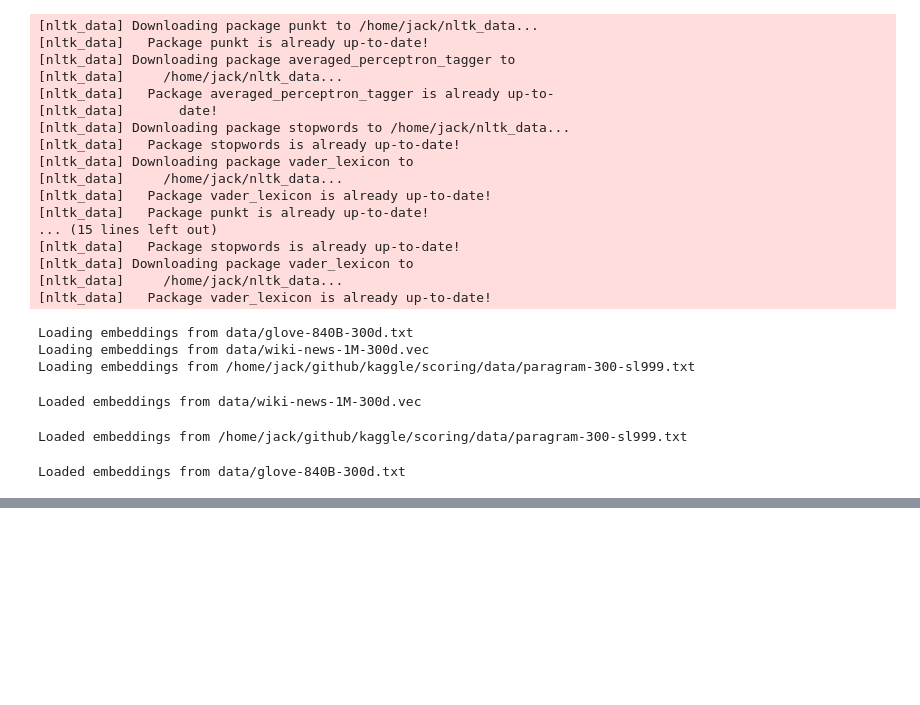
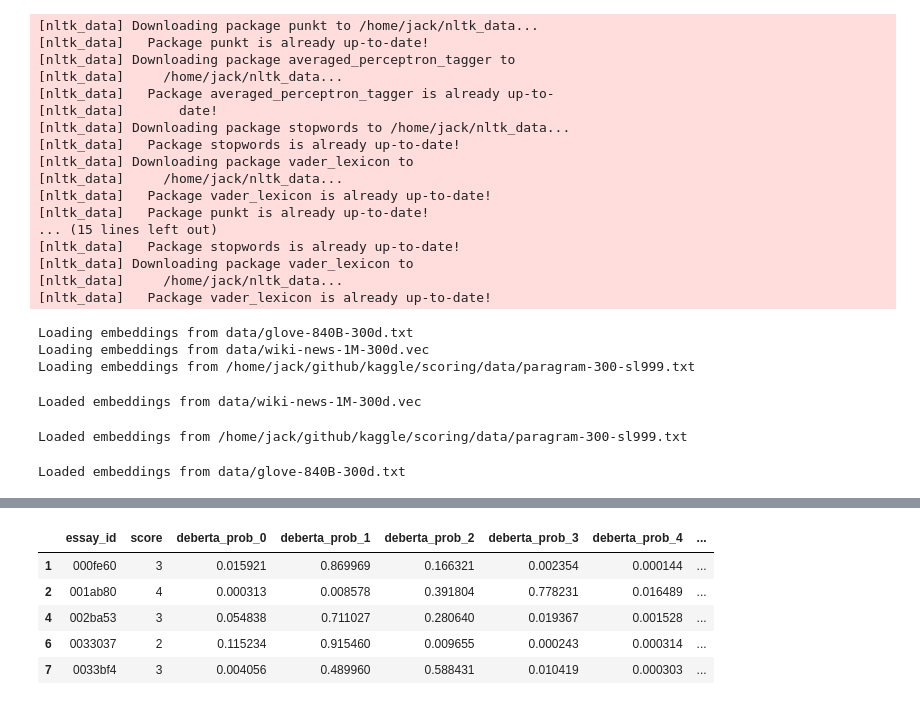
Before and after one commit to JD-DS/Learning-Agency-Lab---Automated-Essay-Scoring-2.0, a Jupyter notebook: sklearn-model.ipynb, the cells around one changed output, grey strips where cells are left out. Cells and saved outputs as stored; diff of their text form; code cells hidden in the pictures; blank space fills up the shorter version.

```diff
--- a/sklearn-model.ipynb
+++ b/sklearn-model.ipynb
@@ -265,3 +314,6 @@ feature_cols = []
 for col in train_df.columns:
     if (col != 'essay_id') and (col != 'score'):
         feature_cols.append(col)
+# %%
+pd.set_option('display.max_columns', None)
+feature_cols
@@ -317,6 +396,13 @@ else:
 # %%
-train_df = pca_dataframe(train_df)
-val_df = pca_dataframe(val_df)
+# train_df = pca_dataframe(train_df)
+# val_df = pca_dataframe(val_df)
 # %%
-train_df
+train_df.head()
+# %% [output]
+|  | essay_id | score | deberta_prob_0 | deberta_prob_1 | deberta_prob_2 | deberta_prob_3 | deberta_prob_4 | ... |
+| 1 | 000fe60 | 3 | 0.015921 | 0.869969 | 0.166321 | 0.002354 | 0.000144 | ... |
+| 2 | 001ab80 | 4 | 0.000313 | 0.008578 | 0.391804 | 0.778231 | 0.016489 | ... |
+| 4 | 002ba53 | 3 | 0.054838 | 0.711027 | 0.280640 | 0.019367 | 0.001528 | ... |
+| 6 | 0033037 | 2 | 0.115234 | 0.915460 | 0.009655 | 0.000243 | 0.000314 | ... |
+| 7 | 0033bf4 | 3 | 0.004056 | 0.489960 | 0.588431 | 0.010419 | 0.000303 | ... |
 # %%
```
Also changed, not shown: parts of 20 cells of this notebook.
